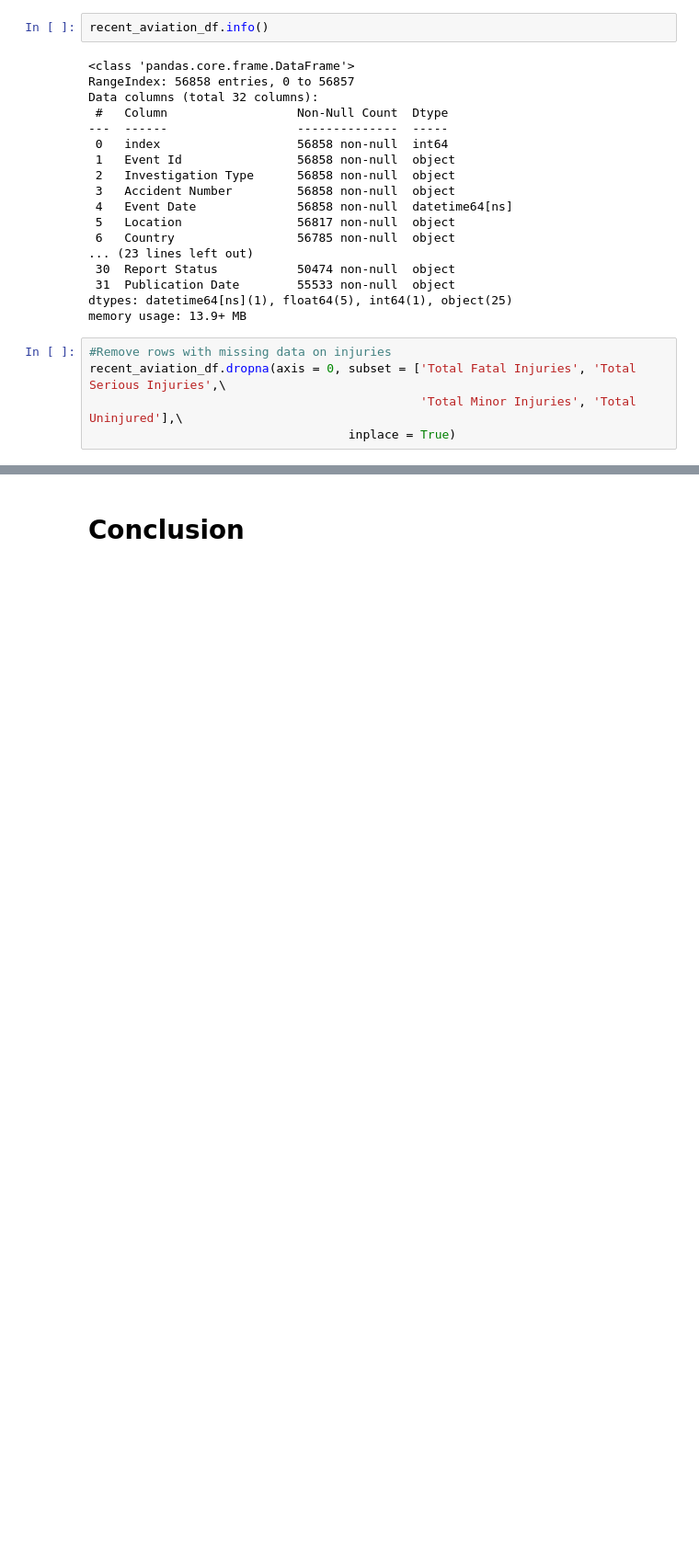
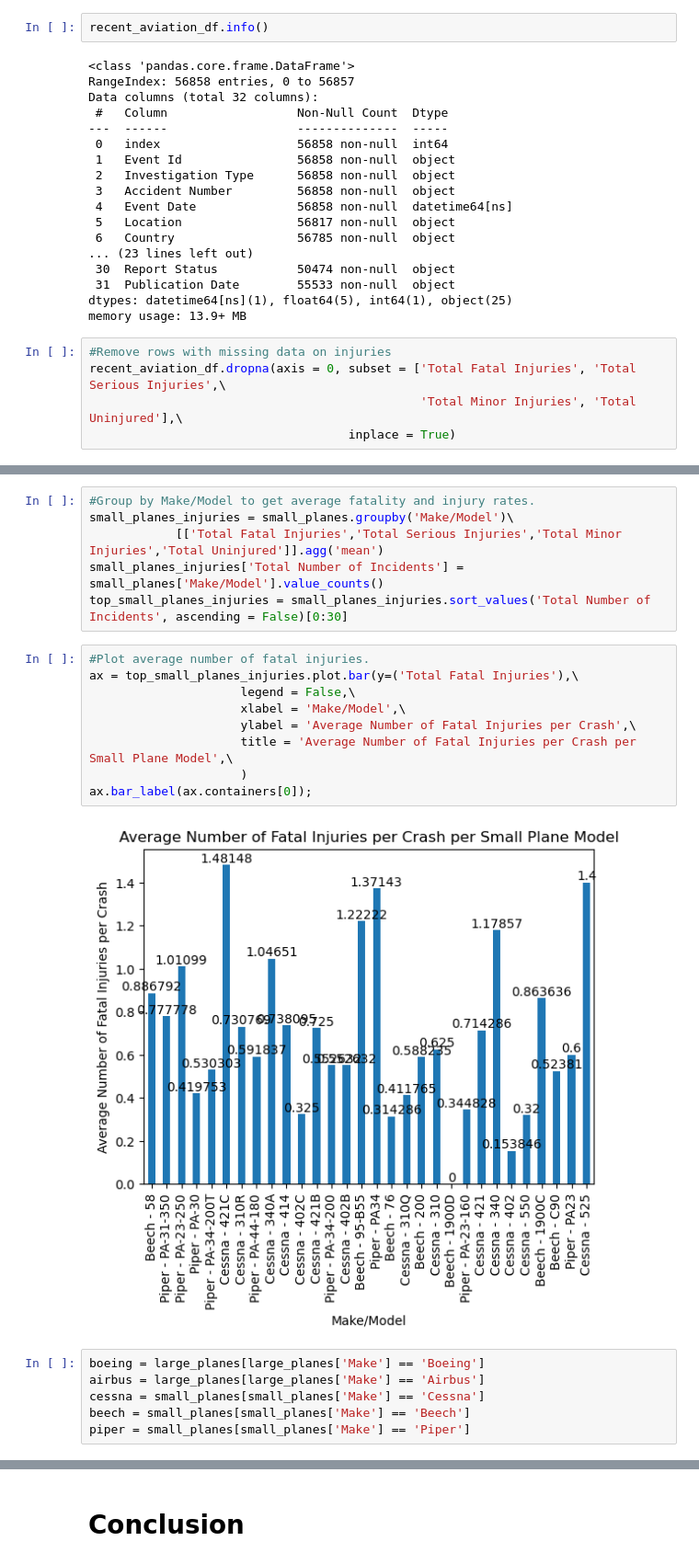
Before and after one commit to mkearns17/Aviation_Accidents_Project, a Jupyter notebook: Aviation_Phase1_Project.ipynb, the cells around one changed output, grey strips where cells are left out. Shown at 92% size. Drawn from its saved outputs; the diff is of its cells as text; blank space fills up the shorter version.

```diff
--- a/Aviation_Phase1_Project.ipynb
+++ b/Aviation_Phase1_Project.ipynb
@@ -327,0 +298,23 @@ Name: Total Fatal Injuries, Length: 3791, dtype: float64
+# %%
+#Group by Make/Model to get average fatality and injury rates.
+small_planes_injuries = small_planes.groupby('Make/Model')\
+            [['Total Fatal Injuries','Total Serious Injuries','Total Minor Injuries','Total Uninjured']].agg('mean')
+small_planes_injuries['Total Number of Incidents'] = small_planes['Make/Model'].value_counts()
+top_small_planes_injuries = small_planes_injuries.sort_values('Total Number of Incidents', ascending = False)[0:30]
+# %%
+#Plot average number of fatal injuries.
+ax = top_small_planes_injuries.plot.bar(y=('Total Fatal Injuries'),\
+                     legend = False,\
+                     xlabel = 'Make/Model',\
+                     ylabel = 'Average Number of Fatal Injuries per Crash',\
+                     title = 'Average Number of Fatal Injuries per Crash per Small Plane Model',\
+                     )
+ax.bar_label(ax.containers[0]);
+# %% [output]
+[figure, added]
+# %%
+boeing = large_planes[large_planes['Make'] == 'Boeing']
+airbus = large_planes[large_planes['Make'] == 'Airbus']
+cessna = small_planes[small_planes['Make'] == 'Cessna']
+beech = small_planes[small_planes['Make'] == 'Beech']
+piper = small_planes[small_planes['Make'] == 'Piper']
```
Also changed, not shown: parts of 19 cells of this notebook.
